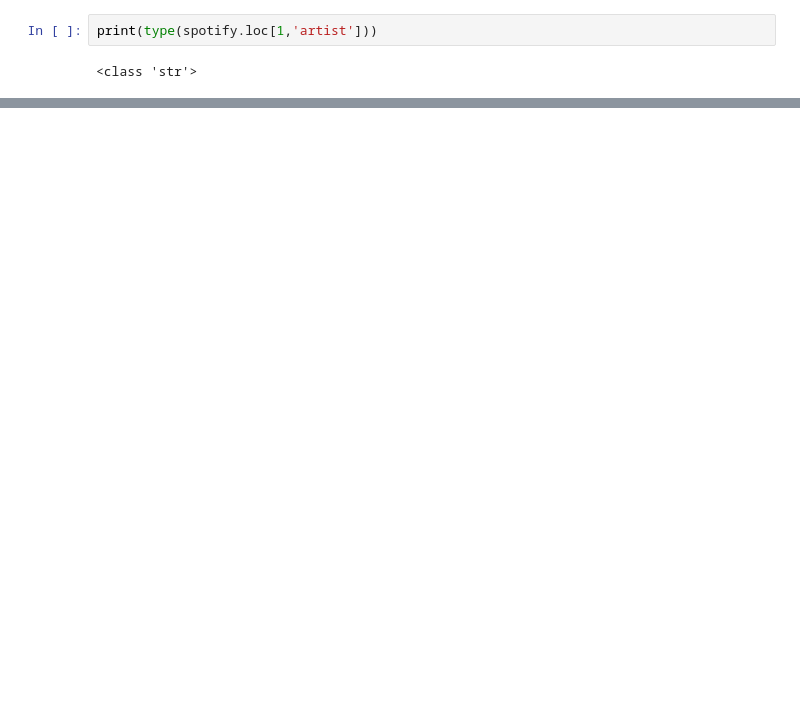
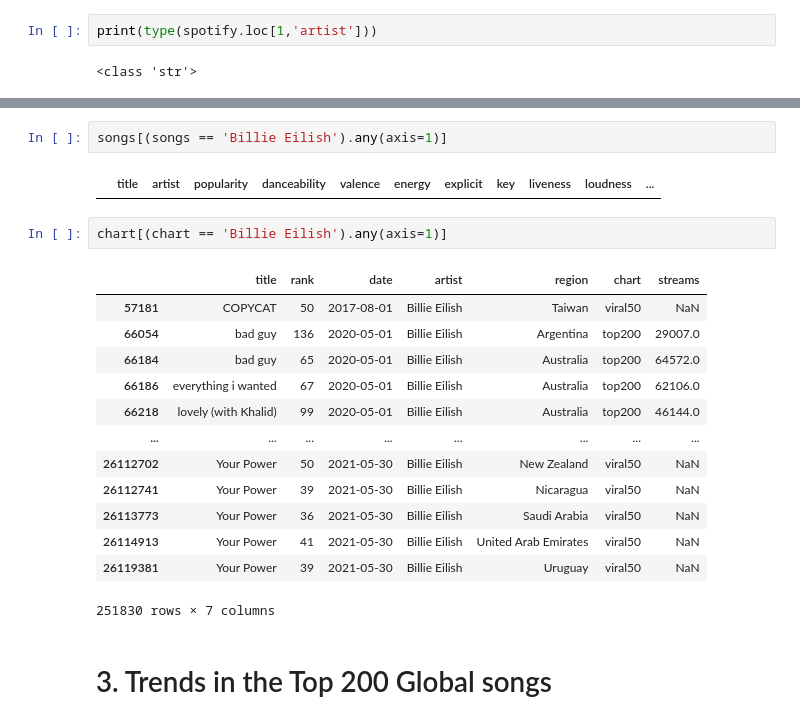
Before and after one commit to maik137/SpotifyCharts_EDA, a Jupyter notebook: SpotifyChart_MLext.ipynb, the cells around one changed output, grey strips where cells are left out. Saved outputs shown, nothing was run; the diff lists cells and outputs as text; blank space fills up the shorter version.

```diff
--- a/SpotifyChart_MLext.ipynb
+++ b/SpotifyChart_MLext.ipynb
@@ -197,0 +246,22 @@ memory usage: 55.8+ MB
+# %%
+songs[(songs == 'Billie Eilish').any(axis=1)]
+# %% [output]
+|  | title | artist | popularity | danceability | valence | energy | explicit | key | liveness | loudness | ... |
+# %%
+chart[(chart == 'Billie Eilish').any(axis=1)]
+# %% [output]
+|  | title | rank | date | artist | region | chart | streams |
+| 57181 | COPYCAT | 50 | 2017-08-01 | Billie Eilish | Taiwan | viral50 | NaN |
+| 66054 | bad guy | 136 | 2020-05-01 | Billie Eilish | Argentina | top200 | 29007.0 |
+| 66184 | bad guy | 65 | 2020-05-01 | Billie Eilish | Australia | top200 | 64572.0 |
+| 66186 | everything i wanted | 67 | 2020-05-01 | Billie Eilish | Australia | top200 | 62106.0 |
+| 66218 | lovely (with Khalid) | 99 | 2020-05-01 | Billie Eilish | Australia | top200 | 46144.0 |
+| ... | ... | ... | ... | ... | ... | ... | ... |
+| 26112702 | Your Power | 50 | 2021-05-30 | Billie Eilish | New Zealand | viral50 | NaN |
+| 26112741 | Your Power | 39 | 2021-05-30 | Billie Eilish | Nicaragua | viral50 | NaN |
+| 26113773 | Your Power | 36 | 2021-05-30 | Billie Eilish | Saudi Arabia | viral50 | NaN |
+| 26114913 | Your Power | 41 | 2021-05-30 | Billie Eilish | United Arab Emirates | viral50 | NaN |
+| 26119381 | Your Power | 39 | 2021-05-30 | Billie Eilish | Uruguay | viral50 | NaN |
+251830 rows × 7 columns
+# %% [markdown]
+# 3. Trends in the Top 200 Global songs
```
Also changed, not shown: parts of 34 cells of this notebook.
